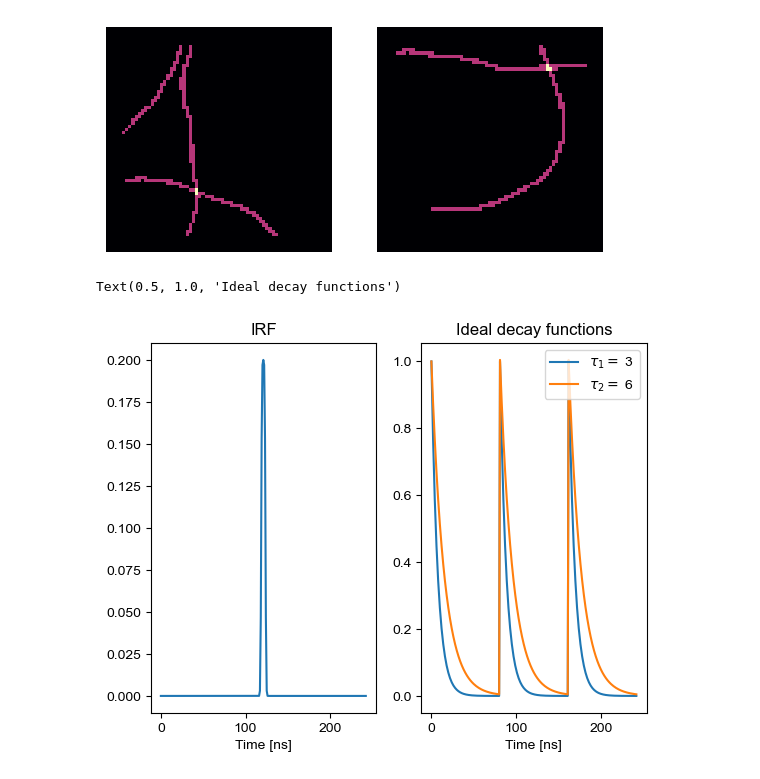
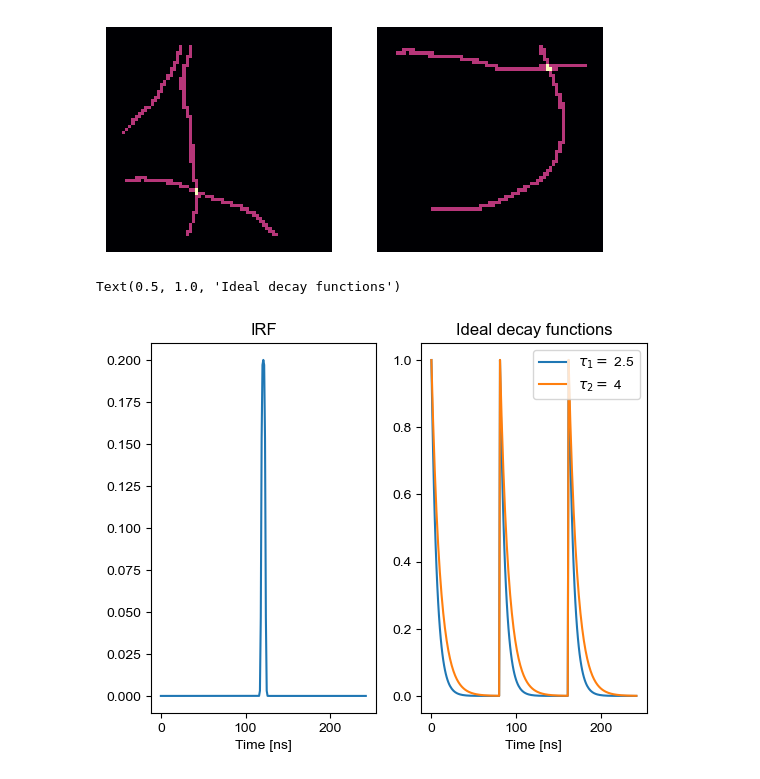
Before and after one commit to VicidominiLab/s2ISM, a Jupyter notebook: examples/test_of_s2ism_unmixing.ipynb, the cells around one changed output. Drawn from its saved outputs; the diff is of its cells as text; code cells hidden in the pictures.

```diff
--- a/examples/test_of_s2ism_unmixing.ipynb
+++ b/examples/test_of_s2ism_unmixing.ipynb
@@ -146,39 +147,39 @@ par = np.array([0.3, 2])
 irf = smooth_irf(time - t0, *par)
 
 # %%
-flux = 10e3
+flux = 1e3
 ground_truth = phTub * flux
 
 del phTub
 
 #%%
-tau_1 = 3  # ns
-tau_2 = 6  # ns
+tau_1 = 2.5  # ns
+tau_2 = 4  # ns
 
 period = nbin*dt
 decay_1 = 0
 decay_2 = 0
 
 for tc in [-1, 0, 1]:
     decay_1 += exp_decay(tau_1, time-nbin*dt-tc*period)
     decay_2 += exp_decay(tau_2, time-nbin*dt-tc*period)
 
 
 decay_w = np.stack((decay_1, decay_2))
 del decay_1, decay_2
 
 fig, (ax1, ax2) = plt.subplots(1, 2)
 ax1.plot(irf)
 ax1.set_title('IRF')
 ax1.set_xlabel('Time [ns]')
 ax2.plot(decay_w[0], label=r'$\tau_1 = $ {}'.format(tau_1))
 ax2.plot(decay_w[1], label=r'$\tau_2 = $ {}'.format(tau_2))
 ax2.set_xlabel('Time [ns]')
 ax2.legend()
 ax2.set_title('Ideal decay functions')
 # %% [output]
 Text(0.5, 1.0, 'Ideal decay functions')
-[figure, old version]
+[figure, new version]
 # %%
 #%% dataset construction
 irf_fin = np.empty((ntau,nbin*3))
```
Also changed, not shown: parts of 10 cells of this notebook, 1 other file.
